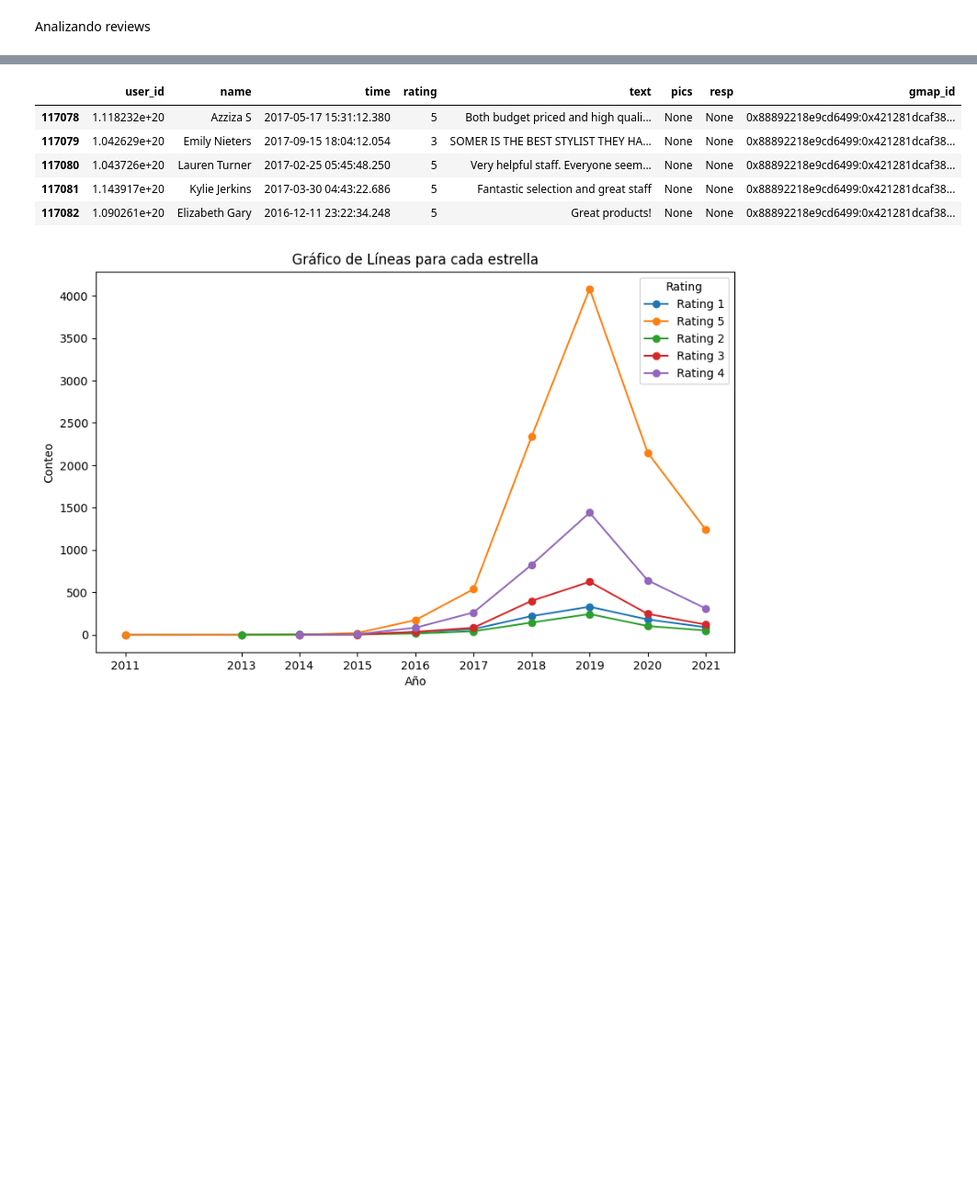
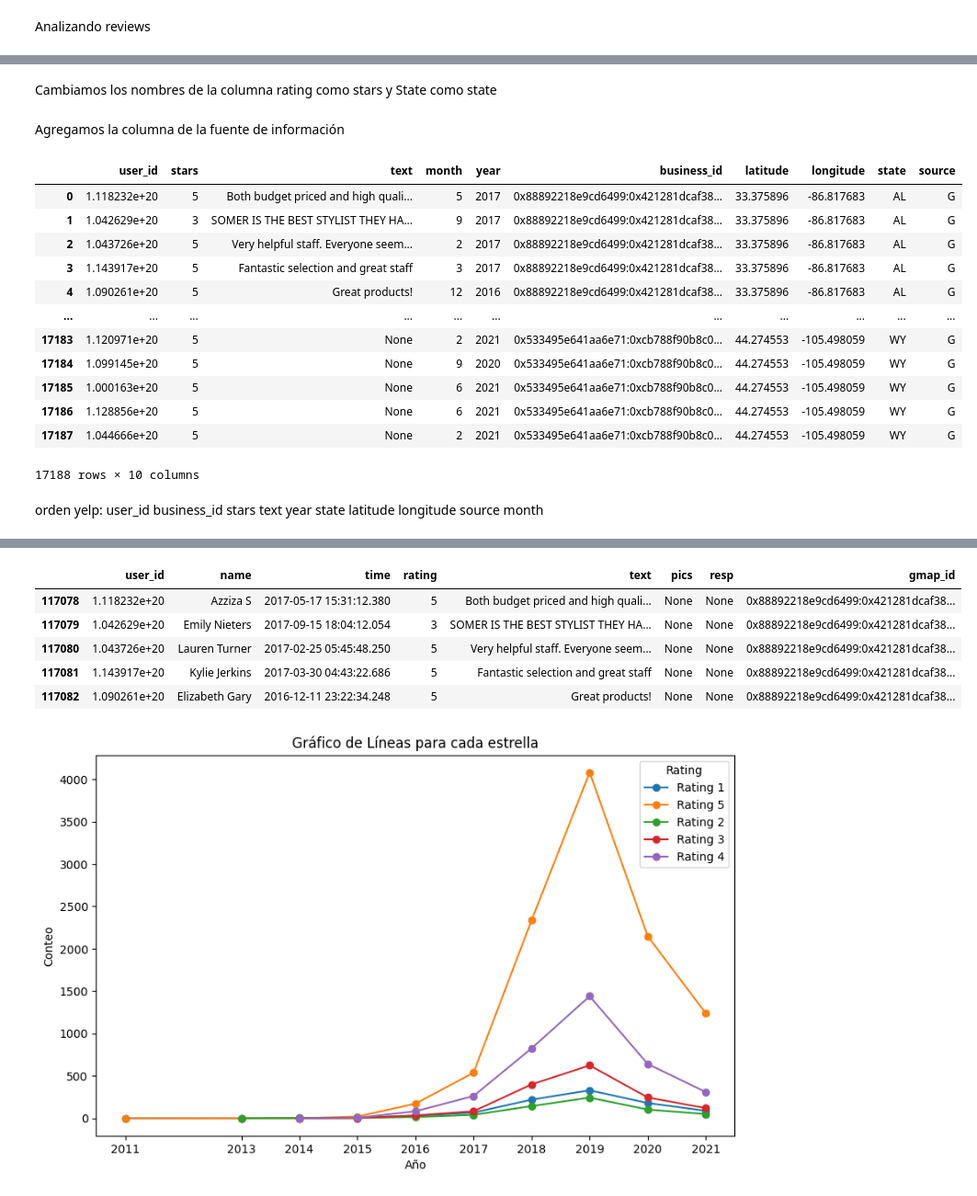
Before and after one commit to JohannaRangel/FinalProject_YelpGoogleMaps, a Jupyter notebook: notebooks/ETL_google.ipynb, the cells around one changed output, grey strips where cells are left out. Shown at 92% size. Cells and saved outputs as stored; diff of their text form; code cells hidden in the pictures; blank space fills up the shorter version.

Commit message:
Update  ETL google

```diff
--- a/notebooks/ETL_google.ipynb
+++ b/notebooks/ETL_google.ipynb
@@ -203,0 +276,2 @@ df_ulta_beauty= df_final[df_final['gmap_id'].isin(sucursales['gmap_id'].unique()
+# %%
+G_ulta_beauty = pd.merge(df_reviews_ulta_beauty, df_google, left_on='gmap_id', right_on='business_id', how='inner')
@@ -203,0 +301,28 @@ df_ulta_beauty= df_final[df_final['gmap_id'].isin(sucursales['gmap_id'].unique()
+# %%
+G_ulta_beauty.drop(columns=['gmap_id','stars'],inplace=True)
+# %% [markdown]
+Cambiamos los nombres de la columna rating como stars y State como state
+# %%
+G_ulta_beauty.rename(columns={'rating': 'stars', 'State': 'state'}, inplace=True)
+# %% [markdown]
+Agregamos la columna de la fuente de información
+# %%
+G_ulta_beauty['source']='G'
+# %%
+G_ulta_beauty
+# %% [output]
+|  | user_id | stars | text | month | year | business_id | latitude | longitude | state | source |
+| 0 | 1.118232e+20 | 5 | Both budget priced and high quali... | 5 | 2017 | 0x88892218e9cd6499:0x421281dcaf38... | 33.375896 | -86.817683 | AL | G |
+| 1 | 1.042629e+20 | 3 | SOMER IS THE BEST STYLIST THEY HA... | 9 | 2017 | 0x88892218e9cd6499:0x421281dcaf38... | 33.375896 | -86.817683 | AL | G |
+| 2 | 1.043726e+20 | 5 | Very helpful staff. Everyone seem... | 2 | 2017 | 0x88892218e9cd6499:0x421281dcaf38... | 33.375896 | -86.817683 | AL | G |
+| 3 | 1.143917e+20 | 5 | Fantastic selection and great staff | 3 | 2017 | 0x88892218e9cd6499:0x421281dcaf38... | 33.375896 | -86.817683 | AL | G |
+| 4 | 1.090261e+20 | 5 | Great products! | 12 | 2016 | 0x88892218e9cd6499:0x421281dcaf38... | 33.375896 | -86.817683 | AL | G |
+| ... | ... | ... | ... | ... | ... | ... | ... | ... | ... | ... |
+| 17183 | 1.120971e+20 | 5 | None | 2 | 2021 | 0x533495e641aa6e71:0xcb788f90b8c0... | 44.274553 | -105.498059 | WY | G |
+| 17184 | 1.099145e+20 | 5 | None | 9 | 2020 | 0x533495e641aa6e71:0xcb788f90b8c0... | 44.274553 | -105.498059 | WY | G |
+| 17185 | 1.000163e+20 | 5 | None | 6 | 2021 | 0x533495e641aa6e71:0xcb788f90b8c0... | 44.274553 | -105.498059 | WY | G |
+| 17186 | 1.128856e+20 | 5 | None | 6 | 2021 | 0x533495e641aa6e71:0xcb788f90b8c0... | 44.274553 | -105.498059 | WY | G |
+| 17187 | 1.044666e+20 | 5 | None | 2 | 2021 | 0x533495e641aa6e71:0xcb788f90b8c0... | 44.274553 | -105.498059 | WY | G |
+17188 rows × 10 columns
+# %% [markdown]
+orden yelp: user_id	business_id	stars	text	year	state	latitude	longitude source	month
```
Also changed, not shown: parts of 20 cells of this notebook, 1 other file.
